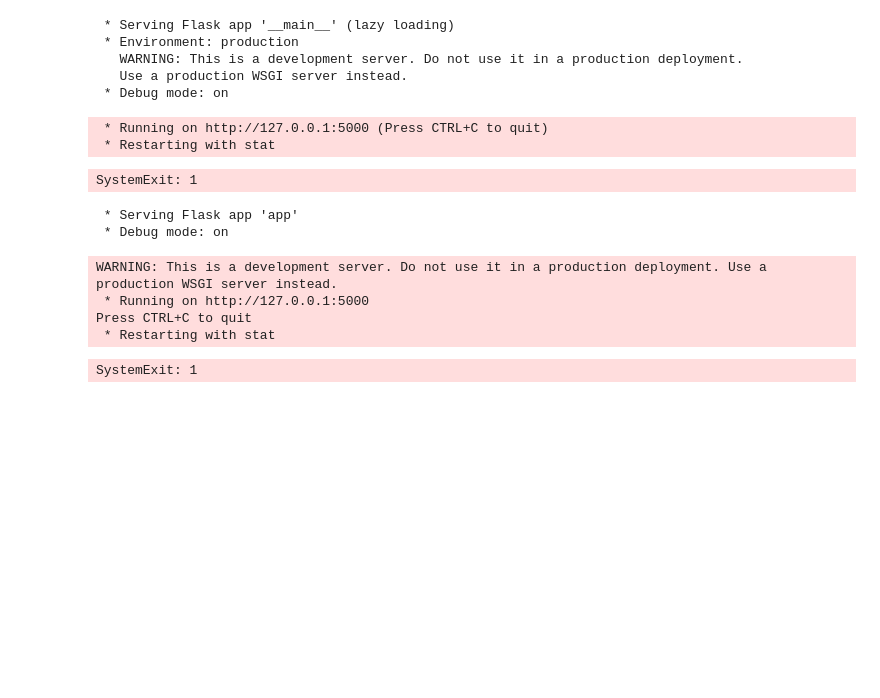
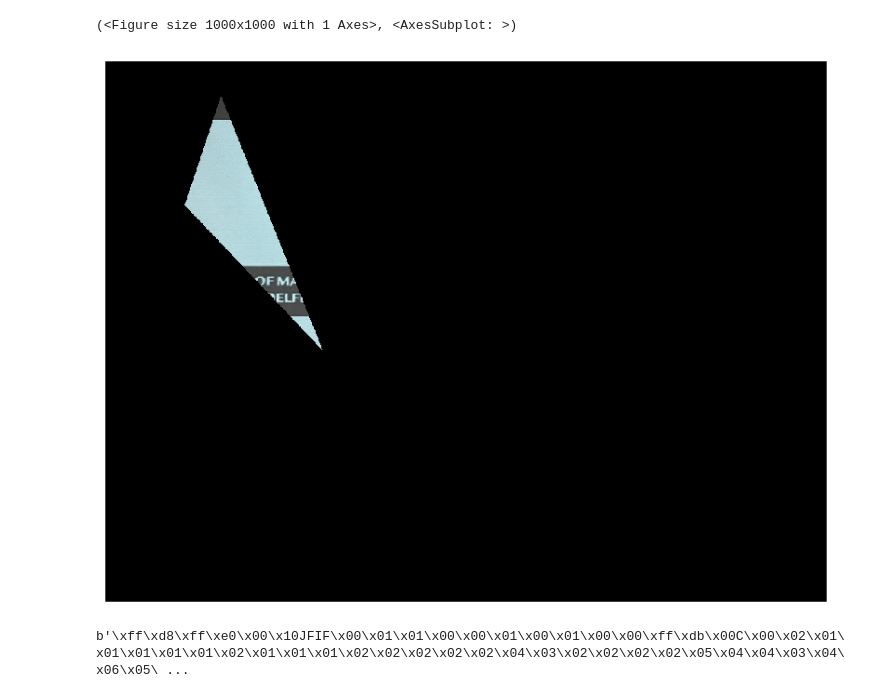
Before and after one commit to hsiu-chan/SMILE, a Jupyter notebook: test.ipynb, the cells around one changed output. Drawn from its saved outputs; the diff is of its cells as text; code cells hidden in the pictures; blank space fills up the shorter version.

```diff
--- a/test.ipynb
+++ b/test.ipynb
@@ -1,33 +1,43 @@
-# %%
-from flask import Flask
-app = Flask(__name__)
-
-@app.route('/')
-def hello():
-    return 'hello'
-app.debug=True
-app.run()
-# %% [output]
- * Serving Flask app '__main__' (lazy loading)
- * Environment: production
-   WARNING: This is a development server. Do not use it in a production deployment.
-   Use a production WSGI server instead.
- * Debug mode: on
- * Running on http://127.0.0.1:5000 (Press CTRL+C to quit)
- * Restarting with stat
-SystemExit: 1
-# %%
-from app import create_app
-
-app = create_app()
-
-if __name__ == '__main__':
-    app.run(debug=True)
-# %% [output]
- * Serving Flask app 'app'
- * Debug mode: on
-WARNING: This is a development server. Do not use it in a production deployment. Use a production WSGI server instead.
- * Running on http://127.0.0.1:5000
-Press CTRL+C to quit
- * Restarting with stat
-SystemExit: 1
+# %%
+from skimage import io, data
+import matplotlib.pyplot as plt
+import base64
+import numpy as np
+path='upload_fig/72e37a3c-0452-4081-9e1a-4fdd91f52d67.jpeg'
+def image_show(image, nrows=1, ncols=1, cmap='gray'):
+
+    fig, ax = plt.subplots(nrows=nrows, ncols=ncols, figsize=(10, 10))
+    plt.axis('off')
+    plt.imshow(image, cmap='gray',interpolation='nearest')
+    return fig, ax
+
+img=io.imread(path)
+
+b64=str(base64.b64encode(img),'utf-8')
+r = base64.b64decode(b64)
+# %%
+import cv2
+from lib.Base64 import path_to_base64
+
+def cut(img, pol):
+    pol=np.array([pol], np.int32)
+    #遮片
+    mask=np.zeros(img.shape[:2], np.uint8)
+    #多邊形填上白色
+    cv2.polylines(mask, [pol], isClosed=True,color=(255,255,255), thickness=1)
+    cv2.fillPoly(mask,pol,255)
+
+    dst=cv2.bitwise_and(img, img, mask=mask)
+    return dst
+
+
+img=io.imread(path)
+h, w, d = img.shape
+img=cv2.resize(img, (1000, int(1000*h/w)), interpolation=cv2.INTER_AREA)
+pol=np.array([[110,200],[300,400],[160,50]])
+#pol= np.array([[200, 200], [300, 100], [300, 200], [200, 200], [200, 250]], np.int32)
+img=cut(img,pol)
+image_show(img)
+# %% [output]
+(<Figure size 1000x1000 with 1 Axes>, <AxesSubplot: >)
+[figure, added]
@@ -33,0 +53,4 @@ SystemExit: 1
+# %%
+img
+# %% [output]
+b'\xff\xd8\xff\xe0\x00\x10JFIF\x00\x01\x01\x00\x00\x01\x00\x01\x00\x00\xff\xdb\x00C\x00\x02\x01\x01\x01\x01\x01\x02\x01\x01\x01\x02\x02\x02\x02\x02\x04\x03\x02\x02\x02\x02\x05\x04\x04\x03\x04\x06\x05\ ...
```
Also changed, not shown: parts of 2 cells of this notebook, 47 other files.
